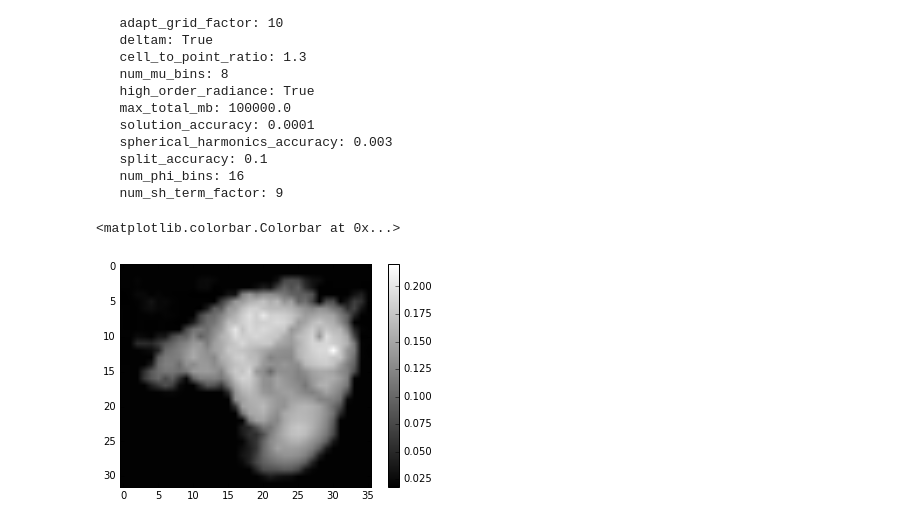
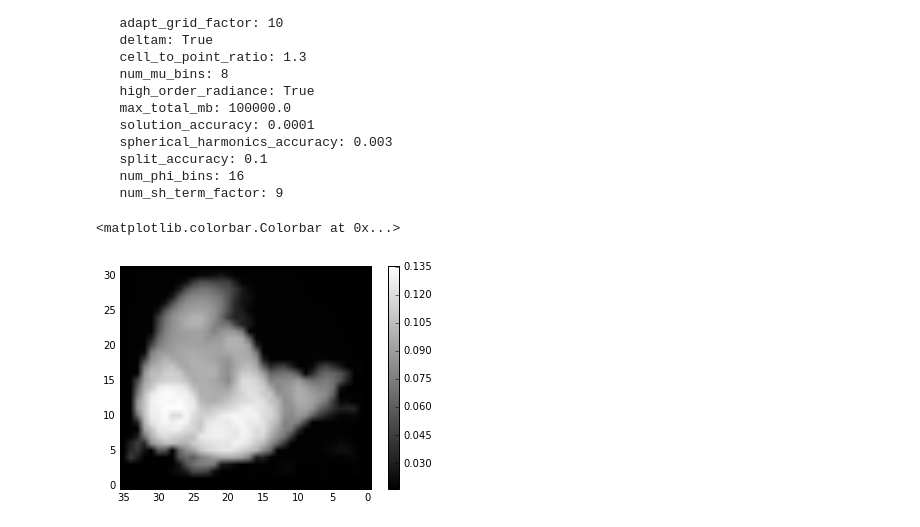
Before and after one commit to CloudTomography/AT3D, a Jupyter notebook: notebooks/Forward Rendering.ipynb, the cells around one changed output. Drawn from its saved outputs; the diff is of its cells as text; code cells hidden in the pictures.

```diff
--- a/notebooks/Forward Rendering.ipynb
+++ b/notebooks/Forward Rendering.ipynb
@@ -78,3 +47,35 @@ atmosphere = cloud + air
+# %%
+"""
+There are currently two ways to introduce scattering due to air molecules into the atmosphere:
+
+    1. Define both the cloud and the air as shdom.Medium objects and have both phase functions
+       on a grid (phase_type='Grid').
+       This is more accurate as each grid point will have it's own phase function.
+       However it is slow and memory intensive.
+
+    2. Define the air as a shdom.AmbientMedium and have both phase function as tables
+       (phase_type='tabulated').
+       This is much faster and not as intensive on memory, however, it is an approximation where air
+       is only added in the surrounding of the cloud. Inside the cloud grid there will be no scattering
+       due to air molecules.
+"""
+
+phase_type = 'Tabulated'
+
+cloud = shdom.Medium()
+
+if phase_type == 'Grid':
+    air = shdom.Medium()
+elif phase_type == 'Tabulated':
+    air = shdom.AmbientMedium()
+
+extinction_c, albedo_c, phase_c = mie.interpolate_scattering_field(lwc, reff, phase_type)
+extinction_a, albedo_a, phase_a = rayleigh.get_scattering_field(temp_grid, phase_type)
+
+cloud.set_optical_properties(extinction_c, albedo_c, phase_c)
+air.set_optical_properties(extinction_a, albedo_a, phase_a)
+
+atmosphere = cloud + air
 # %%
 """
 Initilize an RteSolver object and attach the Medium to it.
@@ -122,7 +124,7 @@ rte_solver.solve(maxiter=100)
 Define a sensor and render an image of the domain. The Orthographic sensor is essentially
 parallel rays measuring radiance at a given direction.
 """
-sensor = shdom.OrthographicSensor(bounding_box=atmosphere.bounding_box,
+sensor = shdom.OrthographicSensor(bounding_box=cloud.bounding_box,
                                   x_resolution=0.02,
                                   y_resolution=0.02,
                                   azimuth=0.0,
@@ -133,11 +135,15 @@ image = sensor.render(rte_solver)
 # %%
 """
 Plot the synthetic image.
+axis are inverted so that image up would be pointing north and
+image left would be pointing East.
 """
 %matplotlib inline
 plt.imshow(image)
+plt.gca().invert_yaxis()
+plt.gca().invert_xaxis()
 plt.gray()
 plt.colorbar()
 # %% [output]
 <matplotlib.colorbar.Colorbar at 0x...>
-[figure, old version]
+[figure, new version]
```
Also changed, not shown: parts of 6 cells of this notebook, 13 other files.
